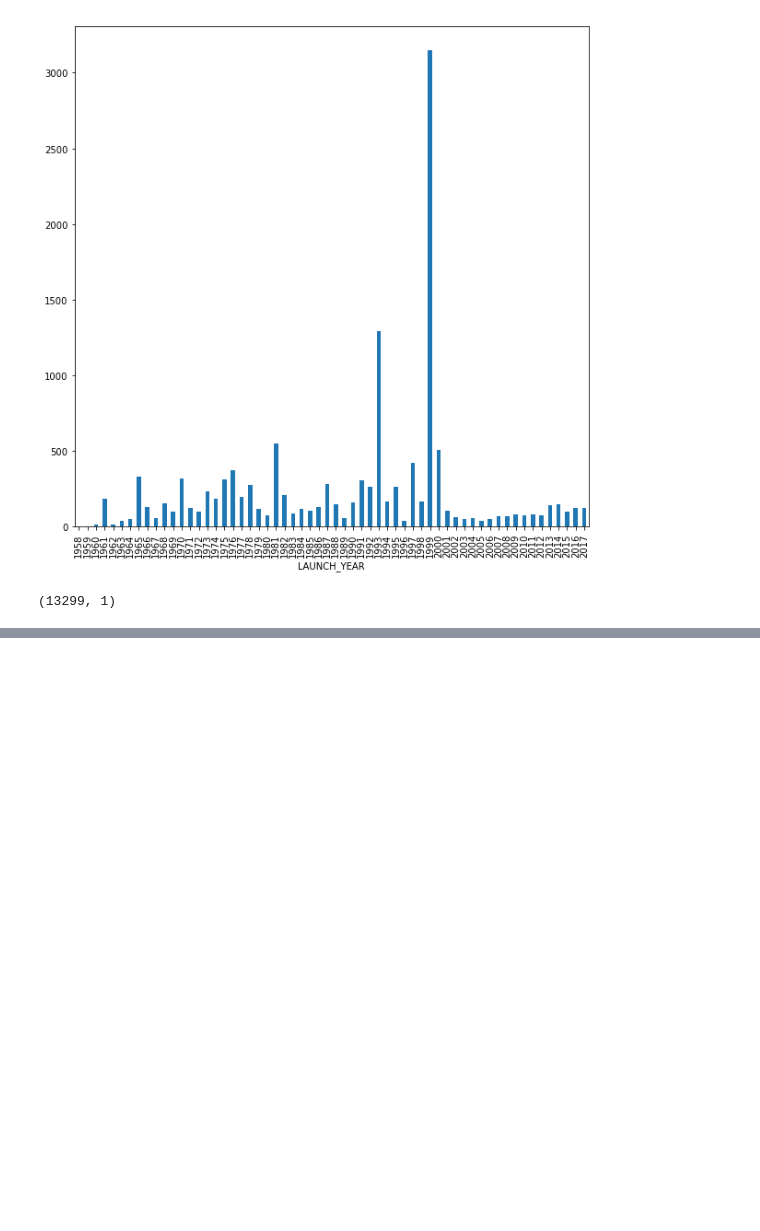
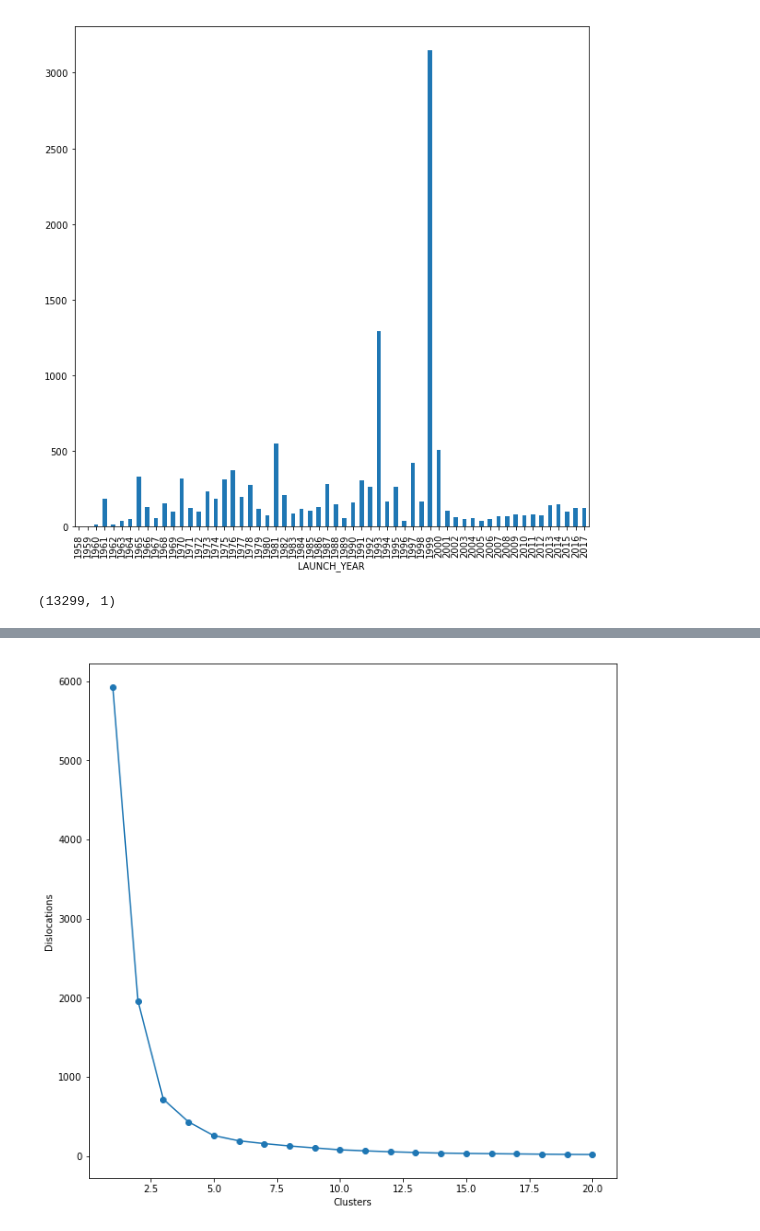
Before and after one commit to dkolosa/SpaceDebrisClassifier, a Jupyter notebook: SPclassifier.ipynb, the cells around one changed output, grey strips where cells are left out. Cells and saved outputs as stored; diff of their text form; code cells hidden in the pictures; blank space fills up the shorter version.

```diff
--- a/SPclassifier.ipynb
+++ b/SPclassifier.ipynb
@@ -149,0 +157,5 @@ obj_labl.head()
+# %%
+obj = pd.concat([dataset.OBJECT_TYPE, orbit_speed], axis=1)
+obj_labl = pd.get_dummies(obj[['OBJECT_TYPE', 'orbit_speed']])
+
+obj_labl.head()
@@ -155,7 +171,0 @@ from sklearn.preprocessing import scale
-# %%
-k_means = cluster.KMeans(n_clusters=6, random_state=0, n_jobs=-1,)
-k_means.fit(obj_labl)
-
-centroids = k_means.cluster_centers_
-plt.scatter(centroids[:, 0], centroids[:,1], marker='x' )
-plt.show()
@@ -177,0 +172,13 @@ ValueError: could not convert string to float: 'MEDIUM'
+# %%
+# Find where the number of clusters improve
+distortions_obj = []
+for i in range(1,21):
+    km = cluster.KMeans(n_clusters=i, init='k-means++', n_init=10, max_iter=300, random_state=0, n_jobs=-1)
+    km.fit(obj_labl)
+    distortions_obj.append(km.inertia_)
+plt.plot(range(1,21), distortions_obj, marker='o')
+plt.xlabel('Clusters')
+plt.ylabel('Dislocations')
+plt.show()
+# %% [output]
+[figure, added]
```
Also changed, not shown: parts of 28 cells of this notebook, 7 other files.
